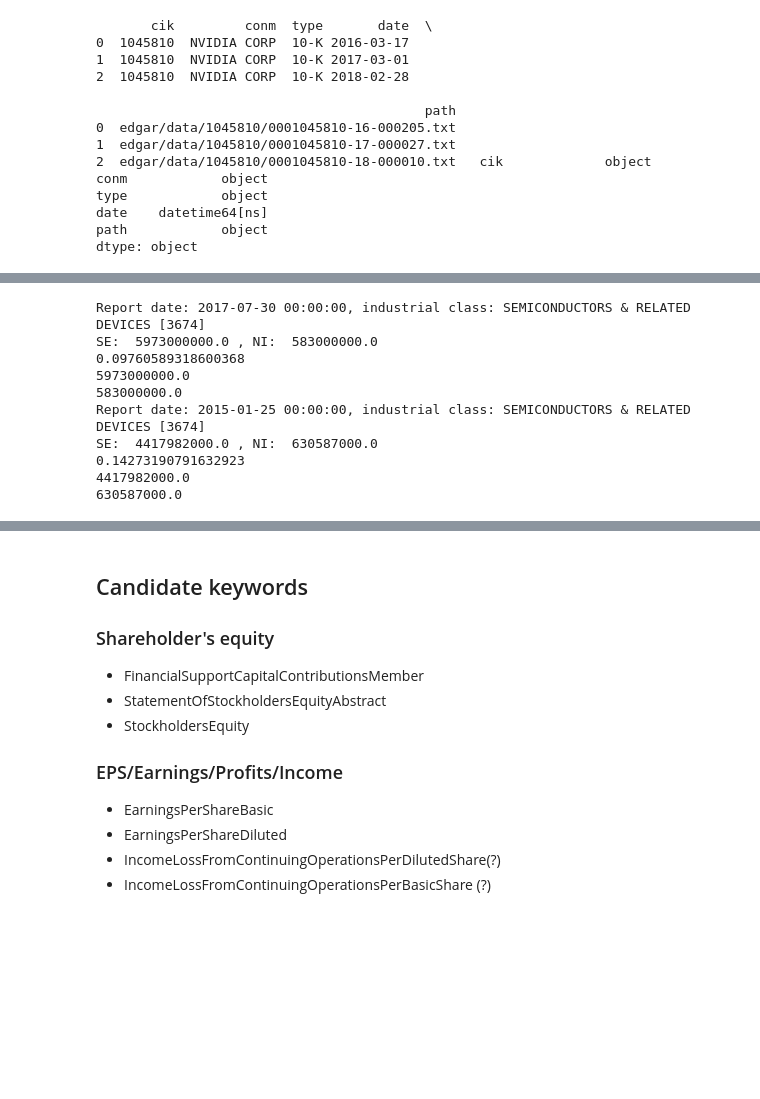
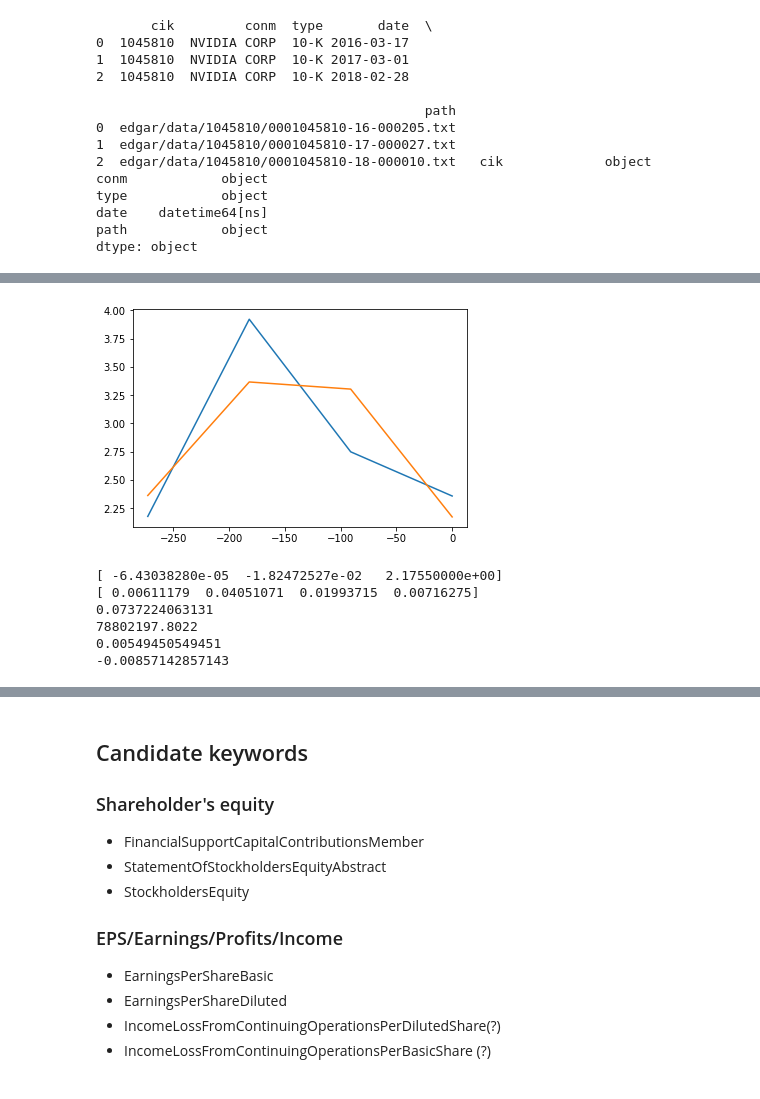
Before and after one commit to cielling/canslimtool, a Jupyter notebook: analyze_stockdata.ipynb, the cells around one changed output, grey strips where cells are left out. Cells and saved outputs as stored; diff of their text form; code cells hidden in the pictures; blank space fills up the shorter version.

Commit message:
commiting state of analyze_secdata notebook.

```diff
--- a/analyze_stockdata.ipynb
+++ b/analyze_stockdata.ipynb
@@ -925,37 +847,0 @@ Name: 1013705, dtype: object
-# %%
-nvda_10q = SecFiling10Q("NVDA")
-#nvda_10q.download(all_10Qs.iloc[10].cik, all_10Qs.iloc[10].conm, all_10Qs.iloc[10].type, all_10Qs.iloc[10].date, all_10Qs.iloc[10].path)
-## Note: Loading takes a long time.
-nvda_10q.load('SECDATA\\NVIDIA CORP\\1045810_NVIDIA CORP_10-Q_2017-08-23')
-#nvda_10q.getDateForContext("FD2017Q2QTD")
-#nvda_10q.printErrors()
-#print(nvda_10q.getEps())
-#print(nvda_10q.getSales())
-print(nvda_10q.getRoe())
-print(nvda_10q.getStockholdersEquity())
-print(nvda_10q.getNetIncome())
-nvda_10q.printErrors()
-
-nvda_10k = SecFiling10K("NVDA")
-#nvda_10q.download(all_10Qs.iloc[10].cik, all_10Qs.iloc[10].conm, all_10Qs.iloc[10].type, all_10Qs.iloc[10].date, all_10Qs.iloc[10].path)
-## Note: Loading takes a long time.
-nvda_10k.load('SECDATA\\NVIDIA CORP\\1045810_NVIDIA CORP_10-K_2015-03-12')
-#nvda_10q.getDateForContext("FD2017Q2QTD")
-#nvda_10q.printErrors()
-#print(nvda_10k.getEps())
-#print(nvda_10k.getSales())
-print(nvda_10k.getRoe())
-print(nvda_10k.getStockholdersEquity())
-print(nvda_10k.getNetIncome())
-nvda_10k.printErrors()
-# %% [output]
-Report date: 2017-07-30 00:00:00, industrial class: SEMICONDUCTORS & RELATED DEVICES [3674]
-SE:  5973000000.0 , NI:  583000000.0
-0.09760589318600368
-5973000000.0
-583000000.0
-Report date: 2015-01-25 00:00:00, industrial class: SEMICONDUCTORS & RELATED DEVICES [3674]
-SE:  4417982000.0 , NI:  630587000.0
-0.14273190791632923
-4417982000.0
-630587000.0
@@ -981,0 +848,41 @@ print(count)
+# %%
+import numpy as np
+import matplotlib.pyplot as plt
+## NVDA
+y= np.array([3123000000, 3207000000, 2911000000, 2636000000, 2230000000]) #sales
+#y= np.array([1.81, 2.05, 1.86, 1.39, 0.98]) #eps
+x=np.array([0.0, -91, -182, -273, -364])
+## AAPL
+se = np.array([114949, 126878, 140199]) * 1000.0
+ni = np.array([11519, 13822, 20065 ]) * 1000000.0
+sales = np.array([53265, 61137, 88293, 52579, 45408, 52896, 78351]) * 1000000.0
+eps = np.array([2.36, 2.75, 3.92, 2.18, 1.68, 2.11, 3.38])
+days = np.array([0.0, -91, -182, -273, -364, -455, -546])
+y = eps[:4]
+x = days[:4]
+# %%
+
+p = np.polyfit(x[:4], y[:4], 2)
+yfit = np.polyval(p, x)
+sigma = (y[:4] - yfit[:4]) / y[:4]
+error = sigma * sigma
+res = error.sum()
+plt.plot(x,y)
+plt.plot(x,yfit)
+plt.show()
+# %% [output]
+[figure, added]
+# %%
+print(p)
+print(error)
+print(res)
+print((sales[4] - sales[3])/(days[4] - days[3]))
+print((eps[4] - eps[3])/(days[4] - days[3]))
+print((y[2] - y[0])/(x[2] - x[0]))
+# %% [output]
+[ -6.43038280e-05  -1.82472527e-02   2.17550000e+00]
+[ 0.00611179  0.04051071  0.01993715  0.00716275]
+0.0737224063131
+78802197.8022
+0.00549450549451
+-0.00857142857143
```
Also changed, not shown: parts of 10 cells of this notebook.
